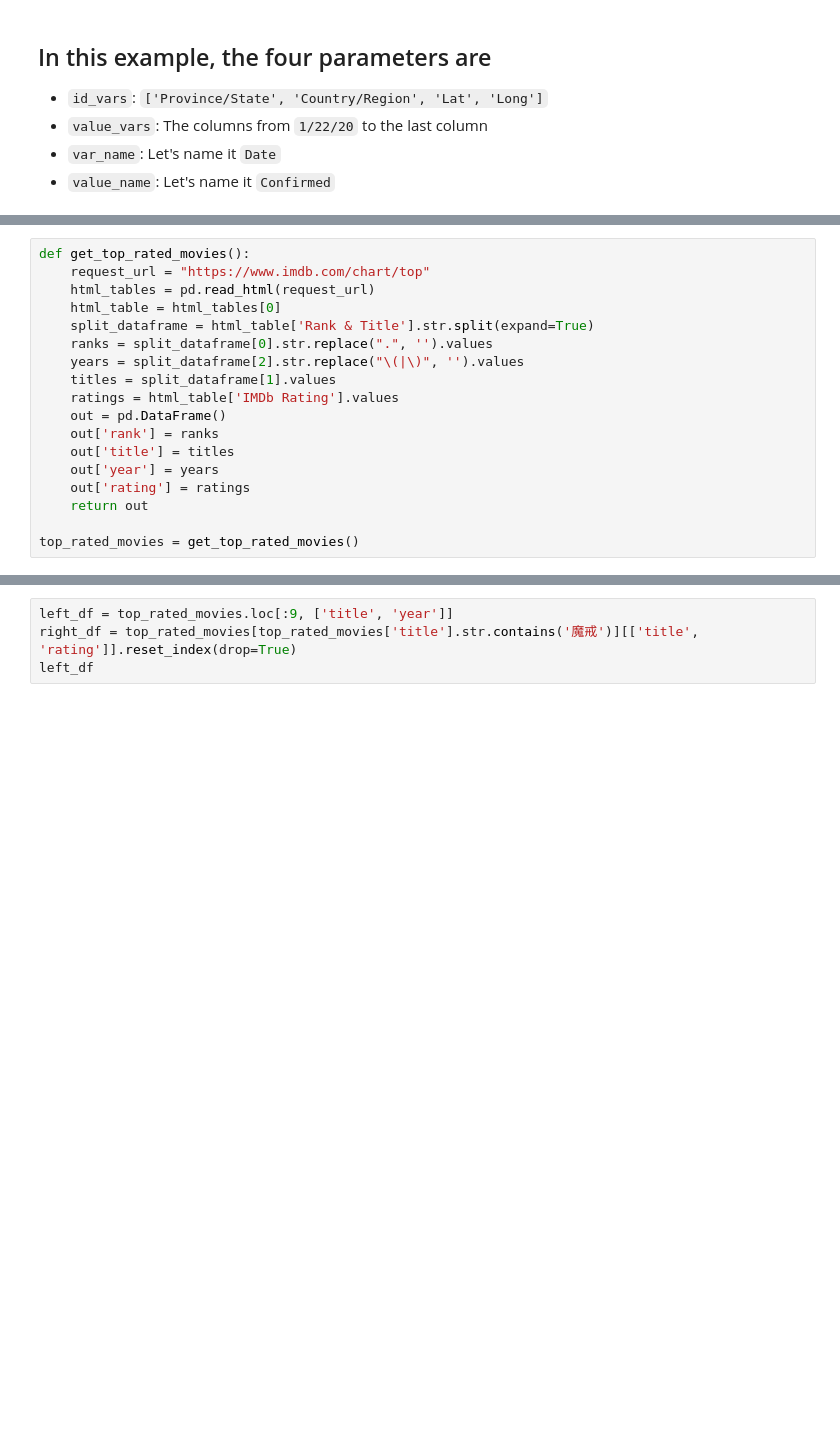
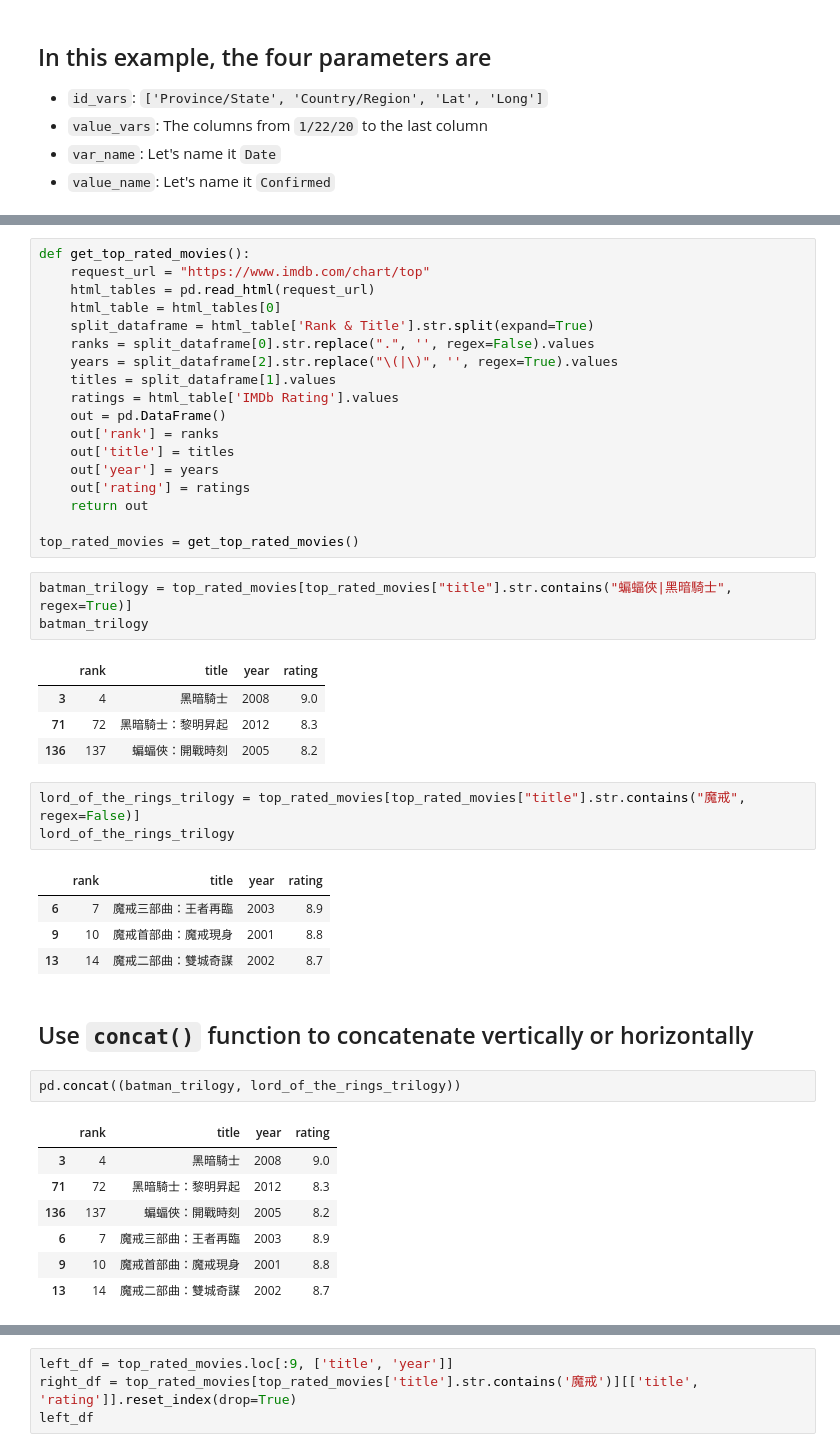
Before and after one commit to datainpoint/classroom-programming-and-data-analysis, a Jupyter notebook: 08-dataframe-wrangling-with-pandas.ipynb, the cells around one changed output, grey strips where cells are left out. Drawn from its saved outputs; the diff is of its cells as text; blank space fills up the shorter version.

```diff
--- a/08-dataframe-wrangling-with-pandas.ipynb
+++ b/08-dataframe-wrangling-with-pandas.ipynb
@@ -1078,8 +1138,8 @@ def get_top_rated_movies():
     html_tables = pd.read_html(request_url)
     html_table = html_tables[0]
     split_dataframe = html_table['Rank & Title'].str.split(expand=True)
-    ranks = split_dataframe[0].str.replace(".", '').values
-    years = split_dataframe[2].str.replace("\(|\)", '').values
+    ranks = split_dataframe[0].str.replace(".", '', regex=False).values
+    years = split_dataframe[2].str.replace("\(|\)", '', regex=True).values
     titles = split_dataframe[1].values
     ratings = html_table['IMDb Rating'].values
     out = pd.DataFrame()
@@ -1090,3 +1150,31 @@ def get_top_rated_movies():
     return out
 
 top_rated_movies = get_top_rated_movies()
+# %%
+batman_trilogy = top_rated_movies[top_rated_movies["title"].str.contains("蝙蝠俠|黑暗騎士", regex=True)]
+batman_trilogy
+# %% [output]
+|  | rank | title | year | rating |
+| 3 | 4 | 黑暗騎士 | 2008 | 9.0 |
+| 71 | 72 | 黑暗騎士：黎明昇起 | 2012 | 8.3 |
+| 136 | 137 | 蝙蝠俠：開戰時刻 | 2005 | 8.2 |
+# %%
+lord_of_the_rings_trilogy = top_rated_movies[top_rated_movies["title"].str.contains("魔戒", regex=False)]
+lord_of_the_rings_trilogy
+# %% [output]
+|  | rank | title | year | rating |
+| 6 | 7 | 魔戒三部曲：王者再臨 | 2003 | 8.9 |
+| 9 | 10 | 魔戒首部曲：魔戒現身 | 2001 | 8.8 |
+| 13 | 14 | 魔戒二部曲：雙城奇謀 | 2002 | 8.7 |
+# %% [markdown]
+## Use `concat()` function to concatenate vertically or horizontally
+# %%
+pd.concat((batman_trilogy, lord_of_the_rings_trilogy))
+# %% [output]
+|  | rank | title | year | rating |
+| 3 | 4 | 黑暗騎士 | 2008 | 9.0 |
+| 71 | 72 | 黑暗騎士：黎明昇起 | 2012 | 8.3 |
+| 136 | 137 | 蝙蝠俠：開戰時刻 | 2005 | 8.2 |
+| 6 | 7 | 魔戒三部曲：王者再臨 | 2003 | 8.9 |
+| 9 | 10 | 魔戒首部曲：魔戒現身 | 2001 | 8.8 |
+| 13 | 14 | 魔戒二部曲：雙城奇謀 | 2002 | 8.7 |
```
Also changed, not shown: parts of 41 cells of this notebook, 1 other file.
